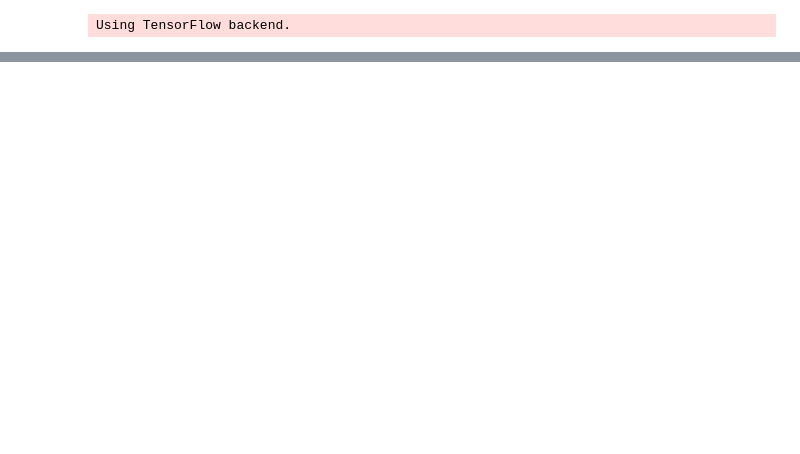
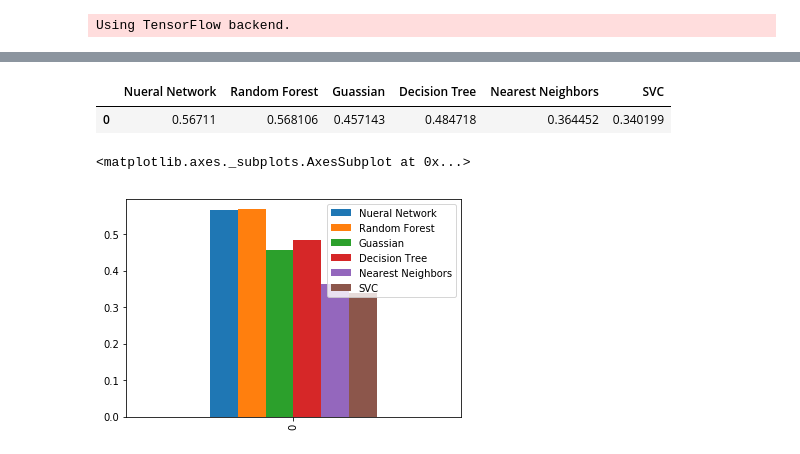
Before and after one commit to LoriHarris/Airbnb_ML, a Jupyter notebook: Cleaning.ipynb, the cells around one changed output, grey strips where cells are left out. Saved outputs shown, nothing was run; the diff lists cells and outputs as text; code cells hidden in the pictures; blank space fills up the shorter version.

```diff
--- a/Cleaning.ipynb
+++ b/Cleaning.ipynb
@@ -350,6 +457,7 @@ print(score.mean())
 # %%
 clf = GaussianNB()
 scoring = 'accuracy'
-score = cross_val_score(clf, x, y, cv=k_fold, n_jobs=1, scoring=scoring)
+score = cross_val_score(clf, x_test, y_test, cv=k_fold, n_jobs=1, scoring=scoring)
 
-print(score.mean())
+gnb=score.mean()
+print(gnb)
@@ -356,6 +466,7 @@ print(score.mean())
 # %%
-# clf = SVC()
-# scoring = 'accuracy'
-# score = cross_val_score(clf, x, y, cv=k_fold, n_jobs=1, scoring=scoring)
+clf = SVC()
+scoring = 'accuracy'
+score = cross_val_score(clf, x_test, y_test, cv=k_fold, n_jobs=1, scoring=scoring)
 
-# print(score.mean())
+svc=score.mean()
+print(svc)
@@ -398,3 +547,5 @@ model.fit(
 # %%
 
-model.evaluate(x_test_scaled, y_test_categorical, verbose=2)
+nnm1=model.evaluate(x_test_scaled, y_test_categorical, verbose=2)
+nnm=nnm1[1]
+nnm
@@ -550,0 +817,11 @@ from sklearn.ensemble import RandomForestRegressor
+# %%
+model_df=pd.DataFrame({'Nueral Network':nnm, 'Random Forest':[rfc], 'Guassian':[gnb],'Decision Tree':[dtc], 'Nearest Neighbors':[knn], 'SVC':[svc]})
+model_df
+# %% [output]
+|  | Nueral Network | Random Forest | Guassian | Decision Tree | Nearest Neighbors | SVC |
+| 0 | 0.56711 | 0.568106 | 0.457143 | 0.484718 | 0.364452 | 0.340199 |
+# %%
+model_df.plot(kind='bar')
+# %% [output]
+<matplotlib.axes._subplots.AxesSubplot at 0x...>
+[figure, added]
```
Also changed, not shown: parts of 47 cells of this notebook, 4 other files.
